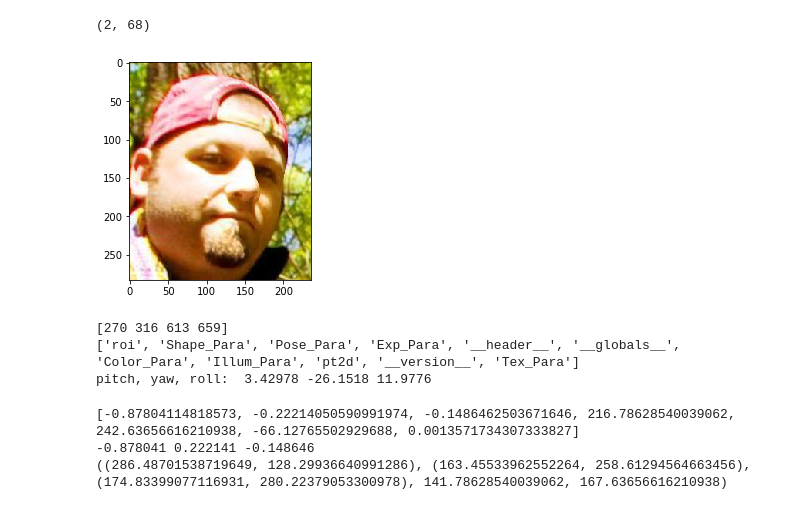
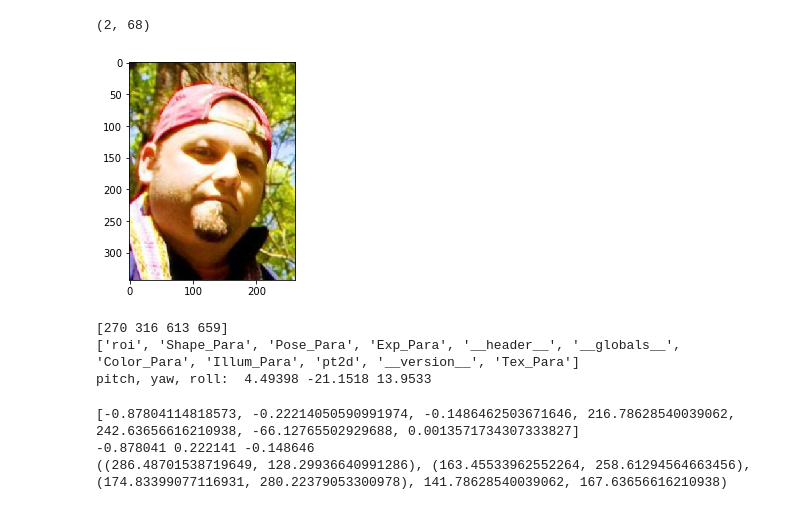
Before and after one commit to natanielruiz/deep-head-pose, a Jupyter notebook: practice/load_300W-LP.ipynb, the cells around one changed output. Cells and saved outputs as stored; diff of their text form; code cells hidden in the pictures.

```diff
--- a/practice/load_300W-LP.ipynb
+++ b/practice/load_300W-LP.ipynb
@@ -14,42 +49,46 @@ AFW = os.path.join(TRAIN_DATA_DIR, 'AFW')
 # %%
-img_name = 'AFW_2417212918_1_2'
+img_name = 'AFW_2417212918_1_1'
 img_path = os.path.join(AFW, img_name + '.jpg')
 mat_path = os.path.join(AFW, img_name + '.mat')
 
 img = cv2.imread(img_path)
 img = cv2.cvtColor(img, cv2.COLOR_RGB2BGR)
 mat = sio.loadmat(mat_path)
 
 h, w, depth = img.shape
 bbox = mat['roi'][0] - w/2
 x_min = min(mat['pt2d'][0,:])
 y_min = min(mat['pt2d'][1,:])
 x_max = max(mat['pt2d'][0,:])
 y_max = max(mat['pt2d'][1,:])
 
-k = 0.15
-x_min -= k * abs(x_max - x_min)
-y_min -= 4 * k * abs(y_max - y_min)
-x_max += k * abs(x_max - x_min)
-y_max += 0.4 * k * abs(y_max - y_min)
+k = 0.35
+x_min -= 0.6 * k * abs(x_max - x_min)
+y_min -= 2 * k * abs(y_max - y_min)
+x_max += 0.6 * k * abs(x_max - x_min)
+y_max += 0.6 * k * abs(y_max - y_min)
+x_min = max(x_min,0)
+x_max = min(w, x_max)
+y_min = max(y_min, 0)
+y_max = min(h, y_max)
 
 cropped_img = img[int(y_min):int(y_max), int(x_min):int(x_max), :]
 
 print mat['pt2d'].shape
 
 plt.imshow(img)
 plt.imshow(cropped_img)
 plt.show()
 print bbox
 print mat.keys()
 pitch, yaw, roll = mat['Pose_Para'][0][0:3] * 180 / np.pi
 print 'pitch, yaw, roll: ', pitch, yaw, roll
 # %% [output]
 (2, 68)
-[figure, old version]
+[figure, new version]
 [270 316 613 659]
 ['roi', 'Shape_Para', 'Pose_Para', 'Exp_Para', '__header__', '__globals__', 'Color_Para', 'Illum_Para', 'pt2d', '__version__', 'Tex_Para']
-pitch, yaw, roll:  3.42978 -26.1518 11.9776
+pitch, yaw, roll:  4.49398 -21.1518 13.9533
 # %%
 # For pose we have [pitch yaw roll tdx tdy tdz scale_factor]
 from math import cos, sin
```
Also changed, not shown: parts of 2 cells of this notebook, 9 other files.
